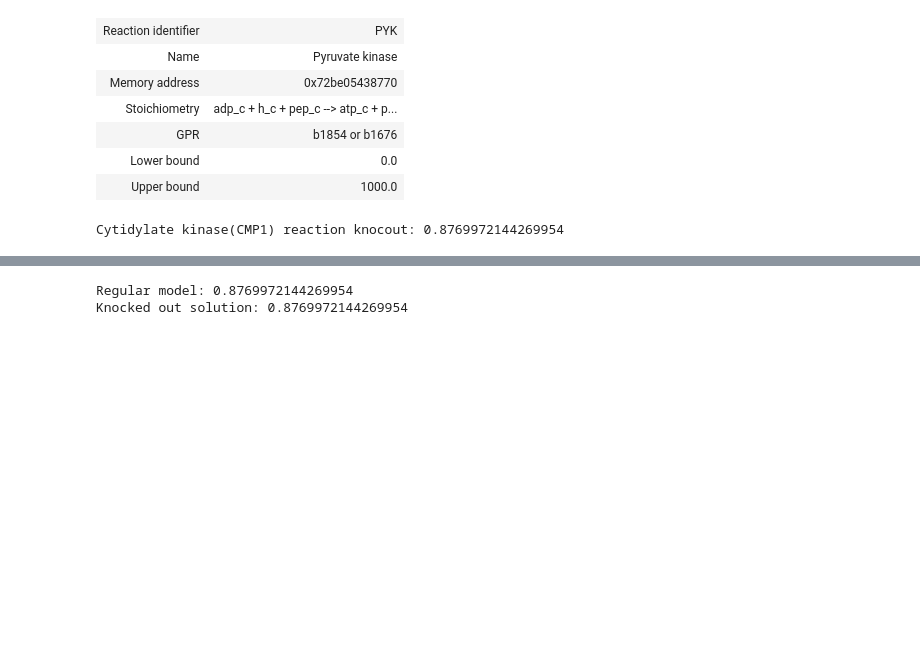
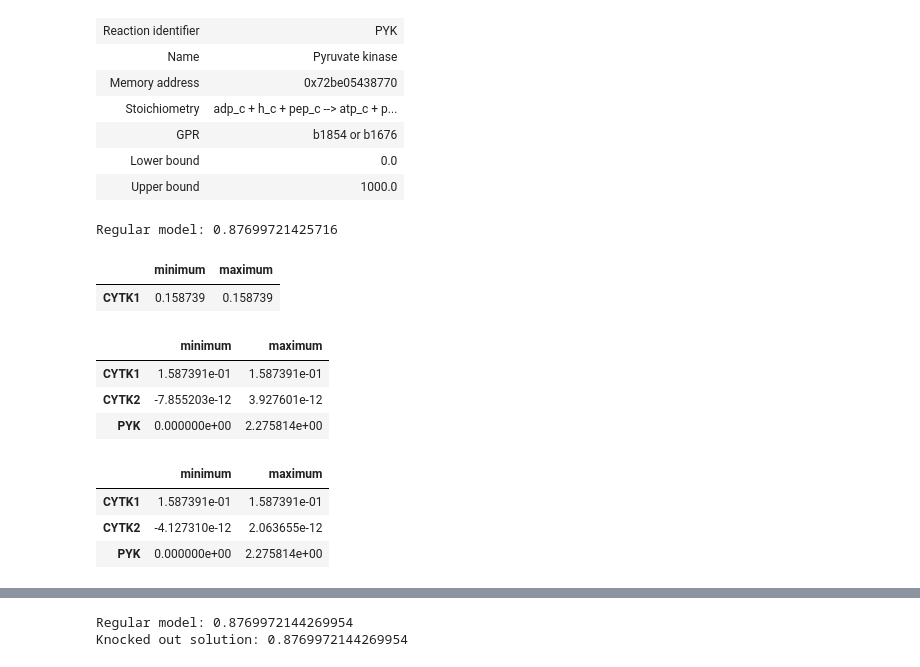
Before and after one commit to DogaTestere/CobraPyTest, a Jupyter notebook: CobraFolder/test1.ipynb, the cells around one changed output, grey strips where cells are left out. Saved outputs shown, nothing was run; the diff lists cells and outputs as text; code cells hidden in the pictures; blank space fills up the shorter version.

```diff
--- a/CobraFolder/test1.ipynb
+++ b/CobraFolder/test1.ipynb
@@ -216,10 +216,43 @@ model.reactions.get_by_id("PYK")
 print(f"Regular model: {model.optimize().objective_value}")
 
 with model:
-    model.reactions.PYK.knock_out()
-    print(f"Reaction knocout: {model.optimize().objective_value}")
+    double = double_reaction_deletion(model)
+    pyk = model.reactions.PYK
+    pyk2 = model.reactions.PYK2
+    pyk3 = model.reactions.PYK3
+    pyk4 = model.reactions.PYK4
+    pyk6 = model.reactions.PYK6
+
+    print(double.knockout[{pyk, pyk2}, {pyk, pyk3}])
 # %% [output]
-Cytidylate kinase(CMP1) reaction knocout: 0.8769972144269954
+Regular model: 0.87699721425716
+# %%
+flux_variability_analysis(model, model.reactions.CYTK1)
+# %% [output]
+|  | minimum | maximum |
+| CYTK1 | 0.158739 | 0.158739 |
+# %%
+flux_variability_analysis(
+    model,
+    ["CYTK1", "CYTK2", "PYK"],
+    loopless=True
+)
+# %% [output]
+|  | minimum | maximum |
+| CYTK1 | 1.587391e-01 | 1.587391e-01 |
+| CYTK2 | -7.855203e-12 | 3.927601e-12 |
+| PYK | 0.000000e+00 | 2.275814e+00 |
+# %%
+flux_variability_analysis(
+    model,
+    ["CYTK1", "CYTK2", "PYK"]
+)
+# Different results for loopless true/false means that the reaction has a loop that is not possible in vivo
+# %% [output]
+|  | minimum | maximum |
+| CYTK1 | 1.587391e-01 | 1.587391e-01 |
+| CYTK2 | -4.127310e-12 | 2.063655e-12 |
+| PYK | 0.000000e+00 | 2.275814e+00 |
 # %%
 model.reactions.get_by_id("CYTK1")
 # %% [output]
```
Also changed, not shown: parts of 6 cells of this notebook, 1 other file.
